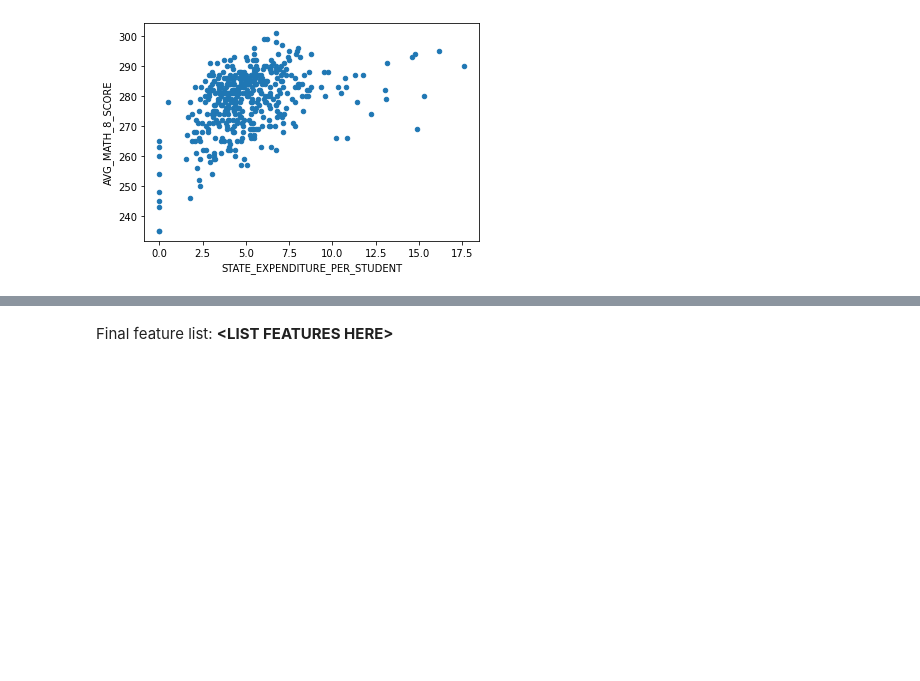
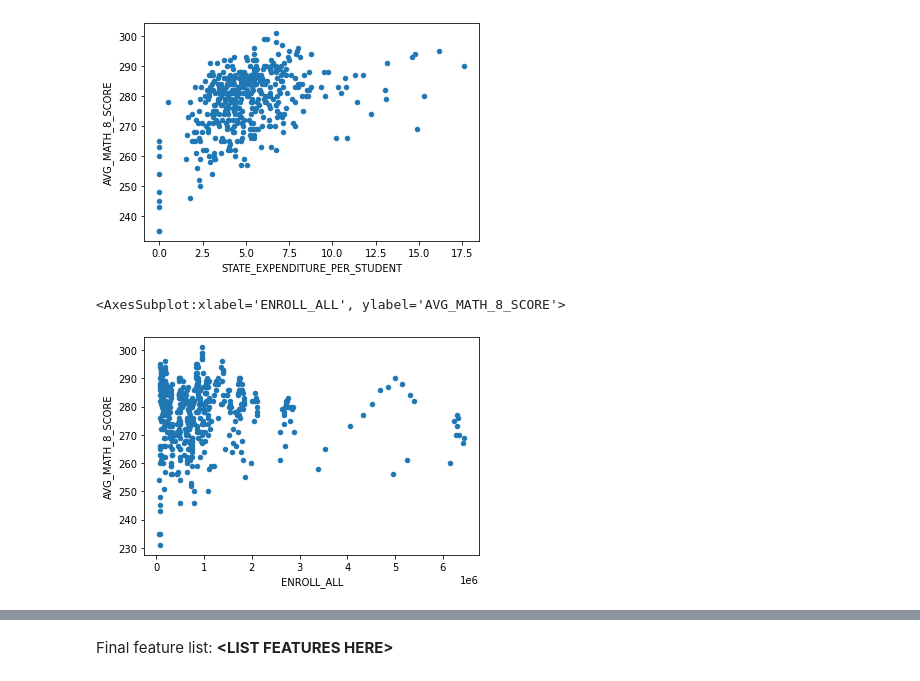
Before and after one commit to rheauppal/checkpoint1, a Jupyter notebook: checkpoint2/checkpoint2.ipynb, the cells around one changed output, grey strips where cells are left out. Saved outputs shown, nothing was run; the diff lists cells and outputs as text; code cells hidden in the pictures; blank space fills up the shorter version.

```diff
--- a/checkpoint2/checkpoint2.ipynb
+++ b/checkpoint2/checkpoint2.ipynb
@@ -387,4 +393,7 @@ data.plot.scatter(x='STATE_EXPENDITURE_PER_STUDENT',y='AVG_MATH_8_SCORE')
 <AxesSubplot:xlabel='STATE_EXPENDITURE_PER_STUDENT', ylabel='AVG_MATH_8_SCORE'>
 [figure]
 # %%
-data.plot.scatter(x='ENROLL_KIND',y='AVG_MATH_8_SCORE')
+data.plot.scatter(x='ENROLL_ALL',y='AVG_MATH_8_SCORE')
+# %% [output]
+<AxesSubplot:xlabel='ENROLL_ALL', ylabel='AVG_MATH_8_SCORE'>
+[figure, added]
```
Also changed, not shown: parts of 10 cells of this notebook.
